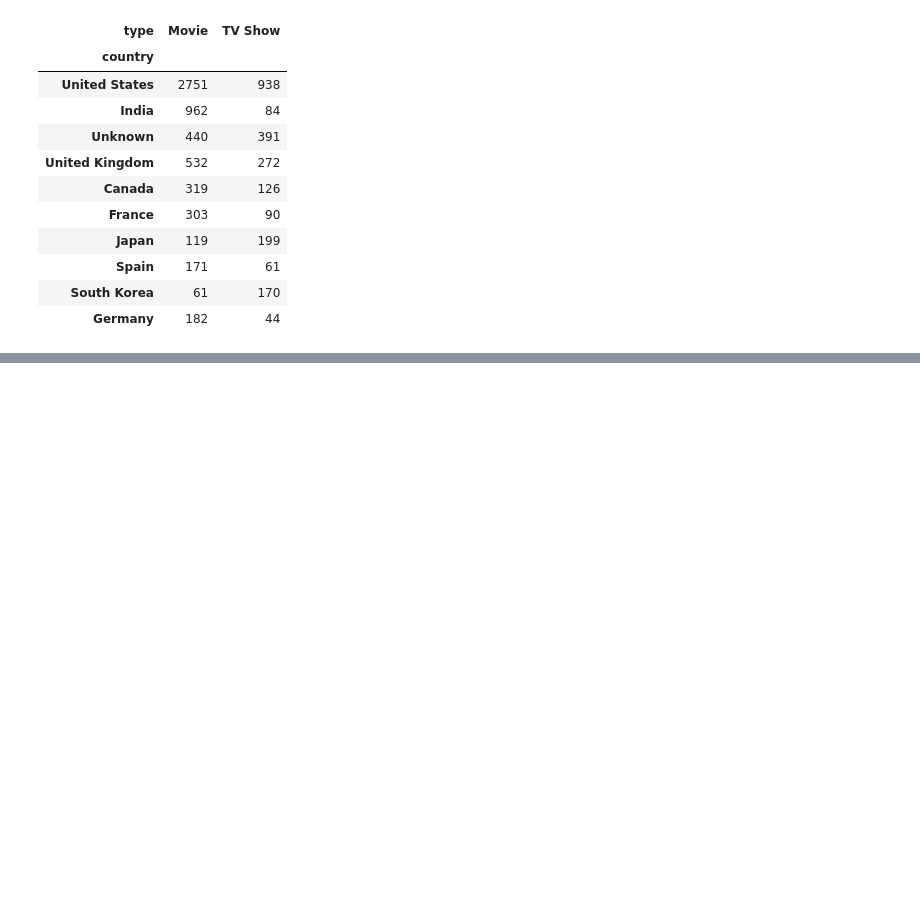
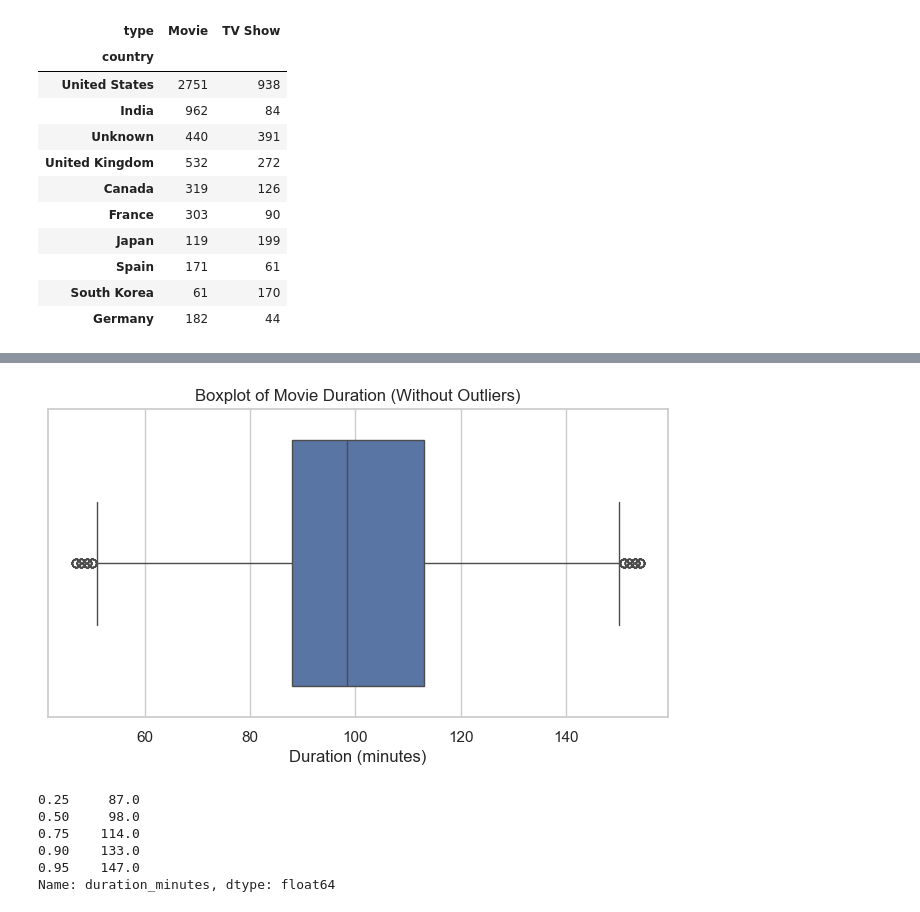
Before and after one commit to Aayush0987/netflix-eda-streamlit-dashboard, a Jupyter notebook: EDA.ipynb, the cells around one changed output, grey strips where cells are left out. Saved outputs shown, nothing was run; the diff lists cells and outputs as text; code cells hidden in the pictures; blank space fills up the shorter version.

```diff
--- a/EDA.ipynb
+++ b/EDA.ipynb
@@ -530,0 +599,22 @@ country_type_pivot
+# %%
+filtered_movies = df_movies[
+    (df_movies['duration_minutes'] >= lower_bound) &
+    (df_movies['duration_minutes'] <= upper_bound)
+]
+
+plt.figure(figsize=(8,4))
+sns.boxplot(x=filtered_movies['duration_minutes'])
+plt.title("Boxplot of Movie Duration (Without Outliers)")
+plt.xlabel("Duration (minutes)")
+plt.show()
+# %% [output]
+[figure, added]
+# %%
+df_movies['duration_minutes'].quantile([0.25, 0.5, 0.75, 0.9, 0.95])
+# %% [output]
+0.25     87.0
+0.50     98.0
+0.75    114.0
+0.90    133.0
+0.95    147.0
+Name: duration_minutes, dtype: float64
```
Also changed, not shown: parts of 9 cells of this notebook.
